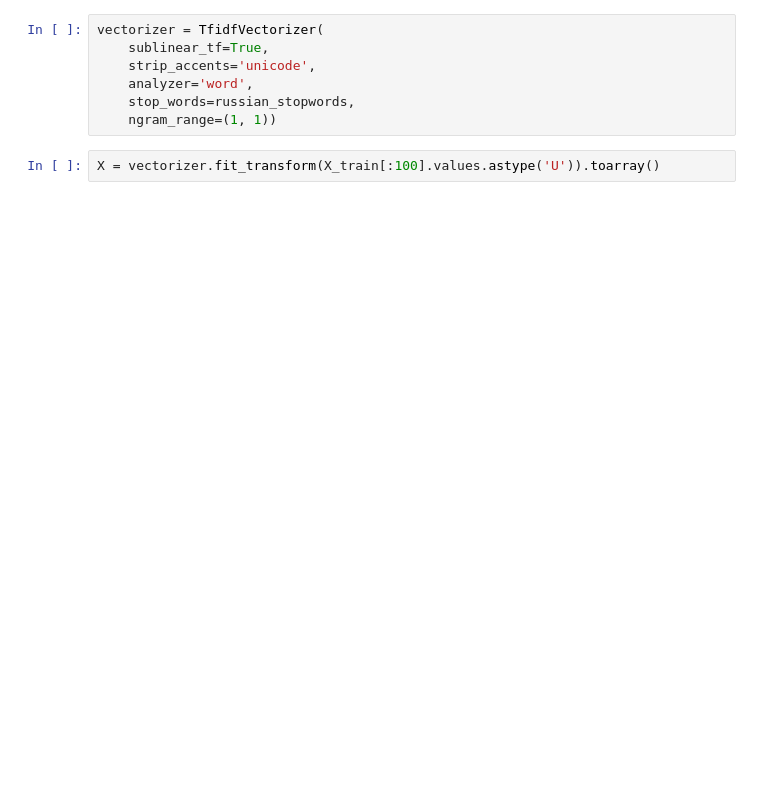
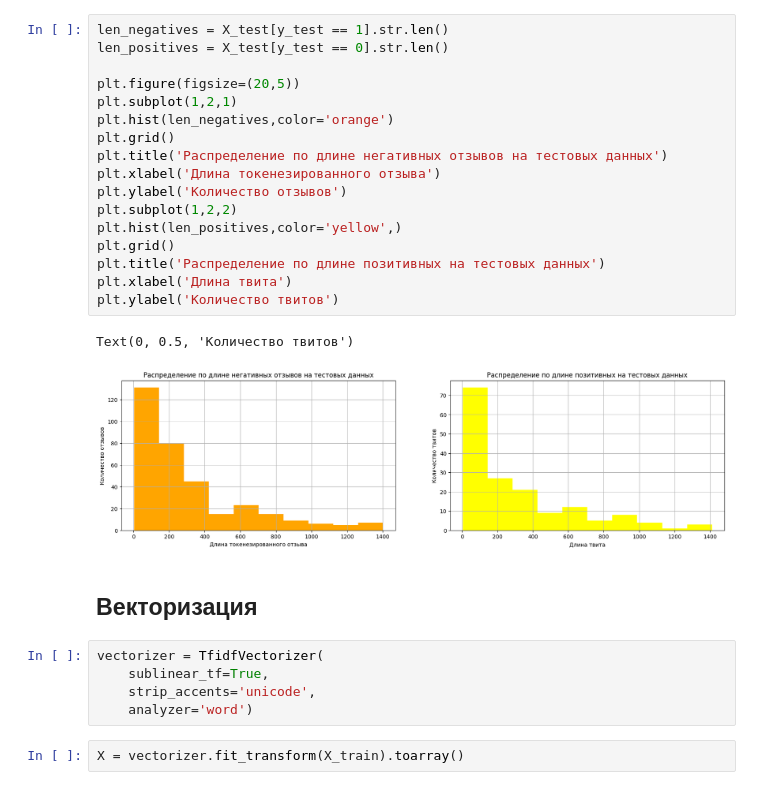
Before and after one commit to multiflexer/deep_learning_3_task, a Jupyter notebook: main.ipynb, the cells around one changed output. Drawn from its saved outputs; the diff is of its cells as text; blank space fills up the shorter version.

```diff
--- a/main.ipynb
+++ b/main.ipynb
@@ -60,12 +120,32 @@ Name: review, dtype: object
+# %%
+len_negatives = X_test[y_test == 1].str.len()
+len_positives = X_test[y_test == 0].str.len()
+
+plt.figure(figsize=(20,5))
+plt.subplot(1,2,1)
+plt.hist(len_negatives,color='orange')
+plt.grid()
+plt.title('Распределение по длине негативных отзывов на тестовых данных')
+plt.xlabel('Длина токенезированного отзыва')
+plt.ylabel('Количество отзывов')
+plt.subplot(1,2,2)
+plt.hist(len_positives,color='yellow',)
+plt.grid()
+plt.title('Распределение по длине позитивных на тестовых данных')
+plt.xlabel('Длина твита')
+plt.ylabel('Количество твитов')
+# %% [output]
+Text(0, 0.5, 'Количество твитов')
+[figure, added]
+# %% [markdown]
+## Векторизация
 # %%
 vectorizer = TfidfVectorizer(
     sublinear_tf=True,
     strip_accents='unicode',
-    analyzer='word',
-    stop_words=russian_stopwords,
-    ngram_range=(1, 1))
+    analyzer='word')
 # %%
-X = vectorizer.fit_transform(X_train[:100].values.astype('U')).toarray()
+X = vectorizer.fit_transform(X_train).toarray()
 # %%
 vectorizer.get_feature_names_out()
 # %% [output]
```
Also changed, not shown: parts of 12 cells of this notebook.
